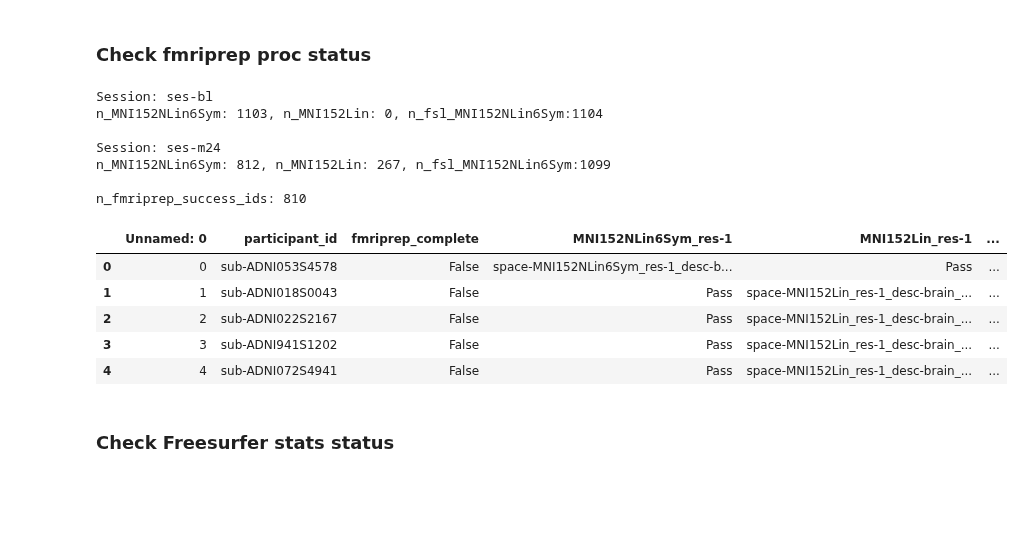
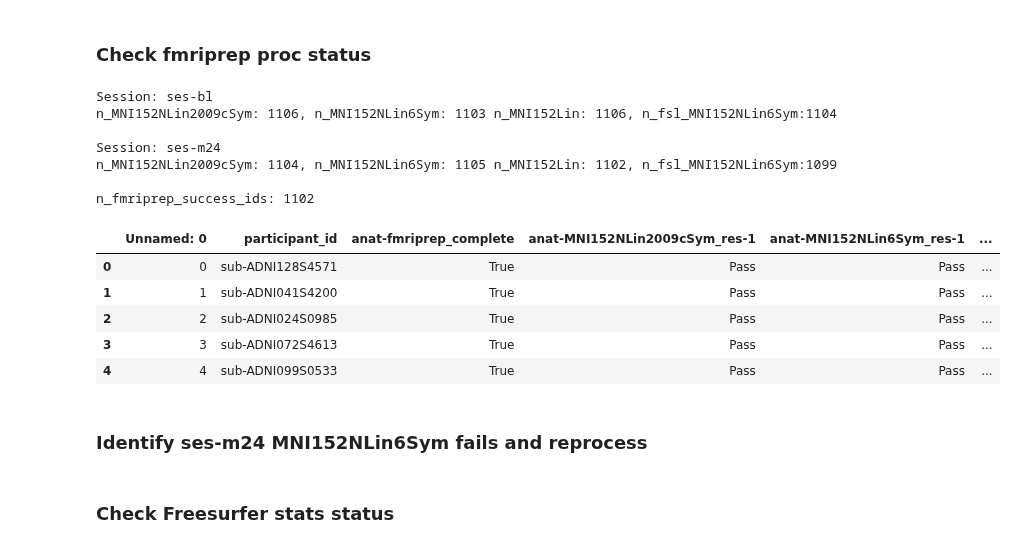
Before and after one commit to nikhil153/brain-diff, a Jupyter notebook: notebooks/2_adni_long_dataset_tracker.ipynb, the cells around one changed output. Cells and saved outputs as stored; diff of their text form; code cells hidden in the pictures; blank space fills up the shorter version.

```diff
--- a/notebooks/2_adni_long_dataset_tracker.ipynb
+++ b/notebooks/2_adni_long_dataset_tracker.ipynb
@@ -437,36 +390,41 @@ with sns.axes_style("whitegrid"):
 # %%
 ses_list = ["ses-bl","ses-m24"]
 fmriprep_ids_dict = {}
+modality = "anat"
 
 for ses in ses_list:
     fmristatus_csv = f"{proc_status_dir}/{ses}/fmriprep_status.csv"
 
     fmristatus_df = pd.read_csv(fmristatus_csv)
 
-    fmriprep_ids_dict[ses] = fmristatus_df[fmristatus_df["MNI152NLin6Sym_res-1"]=="Pass"]["participant_id"].values
+    fmriprep_ids_dict[ses] = fmristatus_df[fmristatus_df[f"{modality}-MNI152NLin6Sym_res-1"]=="Pass"]["participant_id"].values
 
-    n_MNI152NLin6Sym = len(fmristatus_df[fmristatus_df["MNI152NLin6Sym_res-1"]=="Pass"])
-    n_MNI152Lin = len(fmristatus_df[fmristatus_df["MNI152Lin_res-1"]=="Pass"])
+    n_MNI152NLin2009cSym = len(fmristatus_df[fmristatus_df[f"{modality}-MNI152NLin2009cSym_res-1"]=="Pass"])
+    n_MNI152NLin6Sym = len(fmristatus_df[fmristatus_df[f"{modality}-MNI152NLin6Sym_res-1"]=="Pass"])
+    n_MNI152Lin = len(fmristatus_df[fmristatus_df[f"{modality}-MNI152Lin_res-1"]=="Pass"])
     n_fsl_MNI152NLin6Sym = len(fmristatus_df[fmristatus_df["fsl-MNI152NLin6Sym_res-1"]=="Pass"])
 
     print(f"Session: {ses}")
-    print(f"n_MNI152NLin6Sym: {n_MNI152NLin6Sym}, n_MNI152Lin: {n_MNI152Lin}, n_fsl_MNI152NLin6Sym:{n_fsl_MNI152NLin6Sym}")
+    print(f"n_MNI152NLin2009cSym: {n_MNI152NLin2009cSym}, n_MNI152NLin6Sym: {n_MNI152NLin6Sym} "
+    f"n_MNI152Lin: {n_MNI152Lin}, n_fsl_MNI152NLin6Sym:{n_fsl_MNI152NLin6Sym}")
     print("")
 
 fmriprep_success_ids = set(fmriprep_ids_dict["ses-bl"]) & set(fmriprep_ids_dict["ses-m24"])
 print(f"n_fmriprep_success_ids: {len(fmriprep_success_ids)}")
 fmristatus_df.head()
 # %% [output]
 Session: ses-bl
-n_MNI152NLin6Sym: 1103, n_MNI152Lin: 0, n_fsl_MNI152NLin6Sym:1104
+n_MNI152NLin2009cSym: 1106, n_MNI152NLin6Sym: 1103 n_MNI152Lin: 1106, n_fsl_MNI152NLin6Sym:1104
 
 Session: ses-m24
-n_MNI152NLin6Sym: 812, n_MNI152Lin: 267, n_fsl_MNI152NLin6Sym:1099
+n_MNI152NLin2009cSym: 1104, n_MNI152NLin6Sym: 1105 n_MNI152Lin: 1102, n_fsl_MNI152NLin6Sym:1099
 
-n_fmriprep_success_ids: 810
+n_fmriprep_success_ids: 1102
-|  | Unnamed: 0 | participant_id | fmriprep_complete | MNI152NLin6Sym_res-1 | MNI152Lin_res-1 | ... |
-| 0 | 0 | sub-ADNI053S4578 | False | space-MNI152NLin6Sym_res-1_desc-b... | Pass | ... |
-| 1 | 1 | sub-ADNI018S0043 | False | Pass | space-MNI152Lin_res-1_desc-brain_... | ... |
-| 2 | 2 | sub-ADNI022S2167 | False | Pass | space-MNI152Lin_res-1_desc-brain_... | ... |
-| 3 | 3 | sub-ADNI941S1202 | False | Pass | space-MNI152Lin_res-1_desc-brain_... | ... |
-| 4 | 4 | sub-ADNI072S4941 | False | Pass | space-MNI152Lin_res-1_desc-brain_... | ... |
+|  | Unnamed: 0 | participant_id | anat-fmriprep_complete | anat-MNI152NLin2009cSym_res-1 | anat-MNI152NLin6Sym_res-1 | ... |
+| 0 | 0 | sub-ADNI128S4571 | True | Pass | Pass | ... |
+| 1 | 1 | sub-ADNI041S4200 | True | Pass | Pass | ... |
+| 2 | 2 | sub-ADNI024S0985 | True | Pass | Pass | ... |
+| 3 | 3 | sub-ADNI072S4613 | True | Pass | Pass | ... |
+| 4 | 4 | sub-ADNI099S0533 | True | Pass | Pass | ... |
+# %% [markdown]
+### Identify ses-m24 MNI152NLin6Sym fails and reprocess
```
Also changed, not shown: parts of 11 cells of this notebook, 2 other files.
